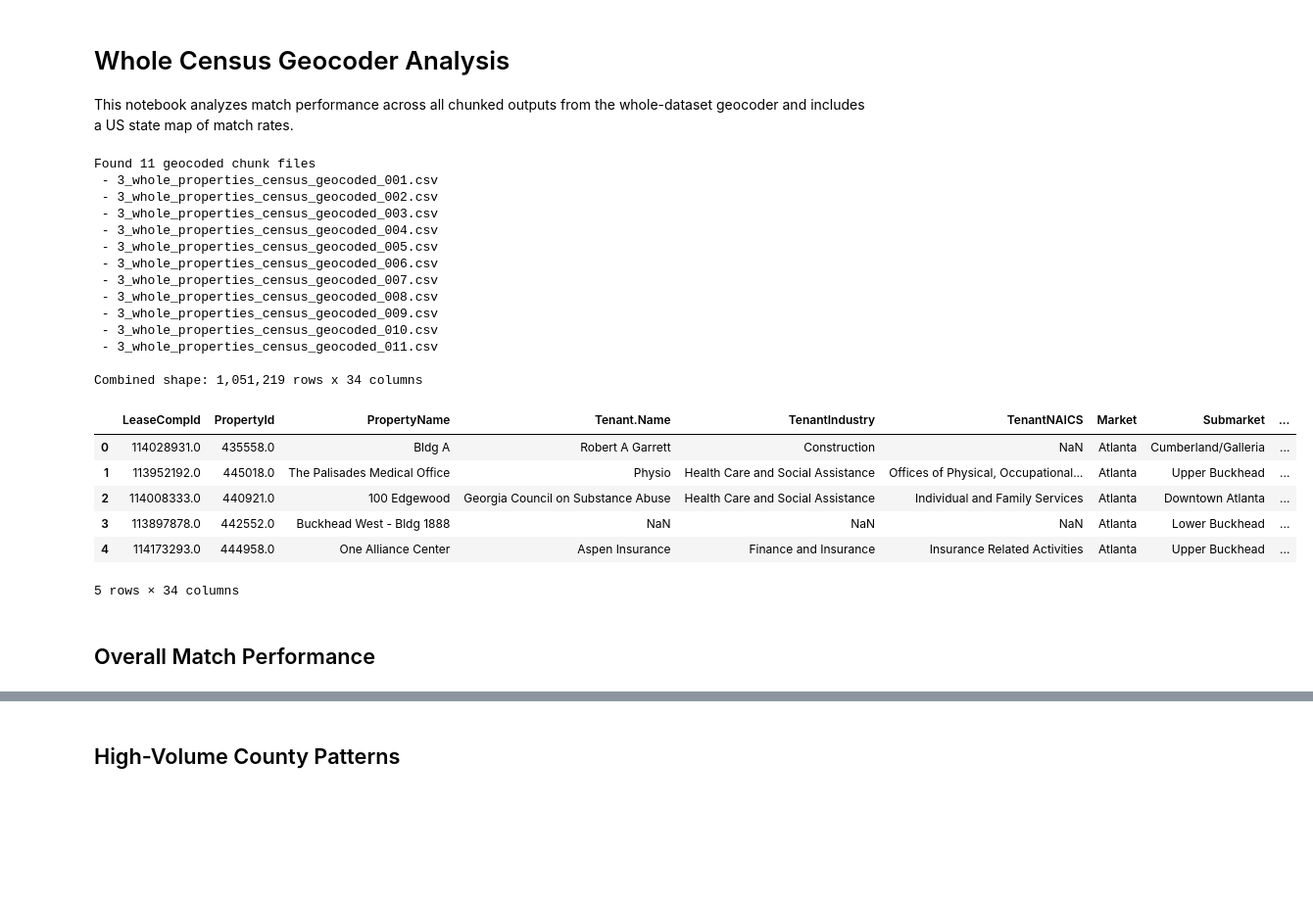
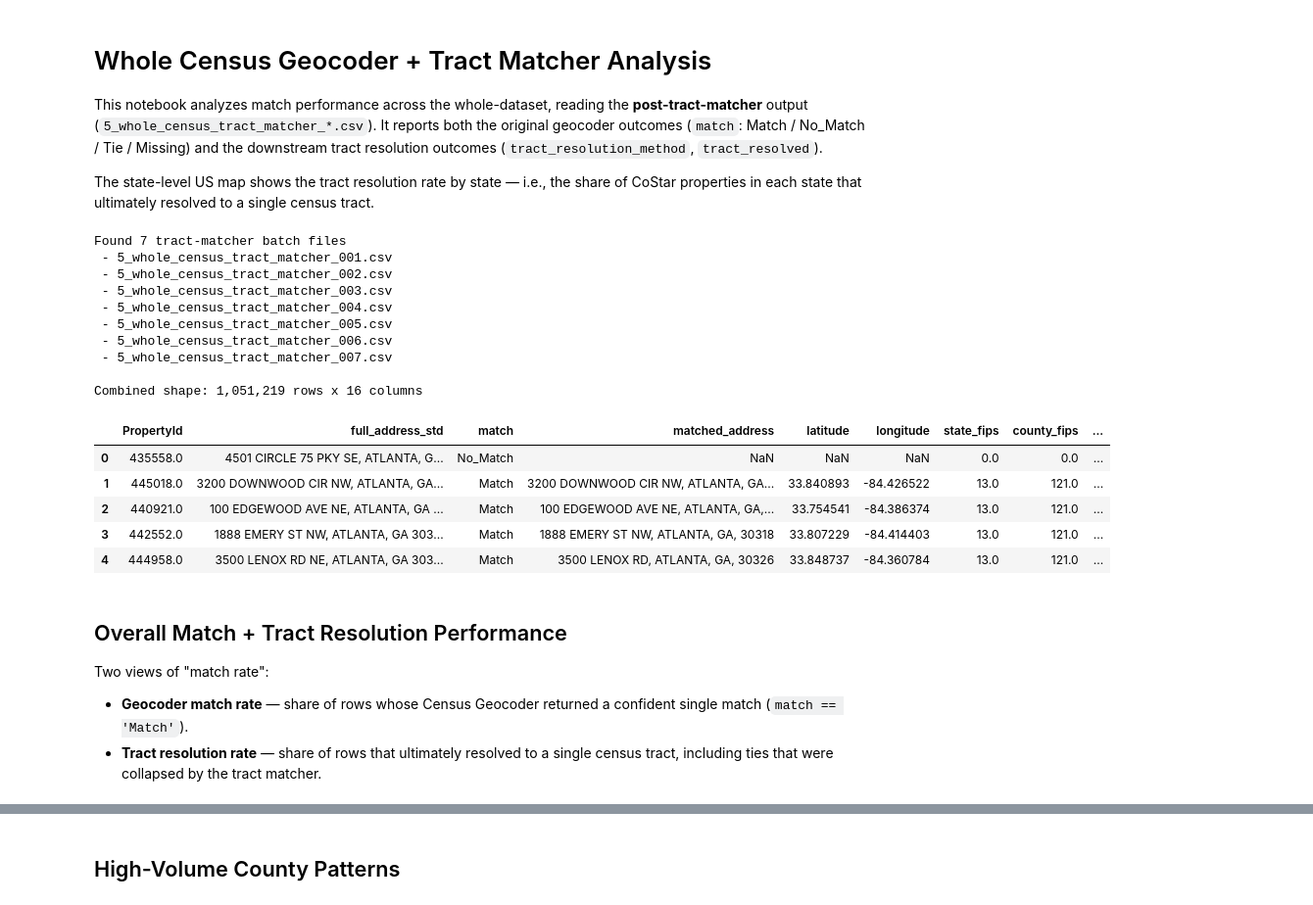
Before and after one commit to WilliamClintC/Geocoding_Office, a Jupyter notebook: source/2_analysis/1_Whole_Census_Geocoder_Analysis.ipynb, the cells around one changed output, grey strips where cells are left out. Shown at 98% size. Saved outputs shown, nothing was run; the diff lists cells and outputs as text; code cells hidden in the pictures; blank space fills up the shorter version.

```diff
--- a/source/2_analysis/1_Whole_Census_Geocoder_Analysis.ipynb
+++ b/source/2_analysis/1_Whole_Census_Geocoder_Analysis.ipynb
@@ -1,53 +1,79 @@
 # %% [markdown]
-# Whole Census Geocoder Analysis
+# Whole Census Geocoder + Tract Matcher Analysis
 
-This notebook analyzes match performance across all chunked outputs from the whole-dataset geocoder and includes a US state map of match rates.
+This notebook analyzes match performance across the whole-dataset, reading the **post-tract-matcher** output (`5_whole_census_tract_matcher_*.csv`). It reports both the original geocoder outcomes (`match`: Match / No_Match / Tie / Missing) and the downstream tract resolution outcomes (`tract_resolution_method`, `tract_resolved`).
+
+The state-level US map shows the tract resolution rate by state — i.e., the share of CoStar properties in each state that ultimately resolved to a single census tract.
 # %%
 import glob
 import os
 import re
 
 import numpy as np
 import pandas as pd
 import plotly.express as px
 from IPython.display import display
 
-DATA_GLOB = "../../data/1_derived/3_whole_properties_census_geocoded_*.csv"
+DATA_GLOB = "../../data/1_derived/5_whole_census_tract_matcher_0*.csv"
 files = sorted(glob.glob(DATA_GLOB))
 if not files:
     raise FileNotFoundError(f"No files found for pattern: {DATA_GLOB}")
 
-print(f"Found {len(files)} geocoded chunk files")
+print(f"Found {len(files)} tract-matcher batch files")
 for f in files:
     print(f" - {os.path.basename(f)}")
 
-df = pd.concat((pd.read_csv(f, low_memory=False) for f in files), ignore_index=True)
+# Load only the columns this notebook actually uses, to keep memory usage bounded.
+NEEDED_COLS = [
+    "PropertyId",
+    "full_address_std",
+    "match",
+    "matched_address",
+    "latitude",
+    "longitude",
+    "state_fips",
+    "county_fips",
+    "geoid",
+    "tie_geoids",
+    "tie_matched_addresses",
+    "match_type",
+    "zip_match_detail",
+    "tract_resolution_method",
+    "final_census_tract",
+    "tract_resolved",
+]
+first_cols = pd.read_csv(files[0], nrows=0).columns.tolist()
+use_cols = [c for c in NEEDED_COLS if c in first_cols]
+
+df = pd.concat(
+    (pd.read_csv(f, usecols=use_cols, low_memory=False) for f in files),
+    ignore_index=True,
+)
 print(f"\nCombined shape: {df.shape[0]:,} rows x {df.shape[1]:,} columns")
 df.head()
 # %% [output]
-Found 11 geocoded chunk files
- - 3_whole_properties_census_geocoded_001.csv
- - 3_whole_properties_census_geocoded_002.csv
- - 3_whole_properties_census_geocoded_003.csv
- - 3_whole_properties_census_geocoded_004.csv
- - 3_whole_properties_census_geocoded_005.csv
- - 3_whole_properties_census_geocoded_006.csv
- - 3_whole_properties_census_geocoded_007.csv
- - 3_whole_properties_census_geocoded_008.csv
- - 3_whole_properties_census_geocoded_009.csv
- - 3_whole_properties_census_geocoded_010.csv
- - 3_whole_properties_census_geocoded_011.csv
+Found 7 tract-matcher batch files
+ - 5_whole_census_tract_matcher_001.csv
+ - 5_whole_census_tract_matcher_002.csv
+ - 5_whole_census_tract_matcher_003.csv
+ - 5_whole_census_tract_matcher_004.csv
+ - 5_whole_census_tract_matcher_005.csv
+ - 5_whole_census_tract_matcher_006.csv
+ - 5_whole_census_tract_matcher_007.csv
 
-Combined shape: 1,051,219 rows x 34 columns
+Combined shape: 1,051,219 rows x 16 columns
-|  | LeaseCompId | PropertyId | PropertyName | Tenant.Name | TenantIndustry | TenantNAICS | Market | Submarket | ... |
-| 0 | 114028931.0 | 435558.0 | Bldg A | Robert A Garrett | Construction | NaN | Atlanta | Cumberland/Galleria | ... |
-| 1 | 113952192.0 | 445018.0 | The Palisades Medical Office | Physio | Health Care and Social Assistance | Offices of Physical, Occupational... | Atlanta | Upper Buckhead | ... |
-| 2 | 114008333.0 | 440921.0 | 100 Edgewood | Georgia Council on Substance Abuse | Health Care and Social Assistance | Individual and Family Services | Atlanta | Downtown Atlanta | ... |
-| 3 | 113897878.0 | 442552.0 | Buckhead West - Bldg 1888 | NaN | NaN | NaN | Atlanta | Lower Buckhead | ... |
-| 4 | 114173293.0 | 444958.0 | One Alliance Center | Aspen Insurance | Finance and Insurance | Insurance Related Activities | Atlanta | Upper Buckhead | ... |
+|  | PropertyId | full_address_std | match | matched_address | latitude | longitude | state_fips | county_fips | ... |
+| 0 | 435558.0 | 4501 CIRCLE 75 PKY SE, ATLANTA, G... | No_Match | NaN | NaN | NaN | 0.0 | 0.0 | ... |
+| 1 | 445018.0 | 3200 DOWNWOOD CIR NW, ATLANTA, GA... | Match | 3200 DOWNWOOD CIR NW, ATLANTA, GA... | 33.840893 | -84.426522 | 13.0 | 121.0 | ... |
+| 2 | 440921.0 | 100 EDGEWOOD AVE NE, ATLANTA, GA ... | Match | 100 EDGEWOOD AVE NE, ATLANTA, GA,... | 33.754541 | -84.386374 | 13.0 | 121.0 | ... |
+| 3 | 442552.0 | 1888 EMERY ST NW, ATLANTA, GA 303... | Match | 1888 EMERY ST NW, ATLANTA, GA, 30318 | 33.807229 | -84.414403 | 13.0 | 121.0 | ... |
+| 4 | 444958.0 | 3500 LENOX RD NE, ATLANTA, GA 303... | Match | 3500 LENOX RD, ATLANTA, GA, 30326 | 33.848737 | -84.360784 | 13.0 | 121.0 | ... |
-5 rows × 34 columns
 # %% [markdown]
-## Overall Match Performance
+## Overall Match + Tract Resolution Performance
+
+Two views of "match rate":
+- **Geocoder match rate** — share of rows whose Census Geocoder returned a confident single match (`match == 'Match'`).
+- **Tract resolution rate** — share of rows that ultimately resolved to a single census tract, including ties that were collapsed by the tract matcher.
 # %%
 df["match"] = df.get("match", pd.Series(index=df.index, dtype="object")).fillna("Missing")
 
```
Also changed, not shown: parts of 9 cells of this notebook, 42 other files.
